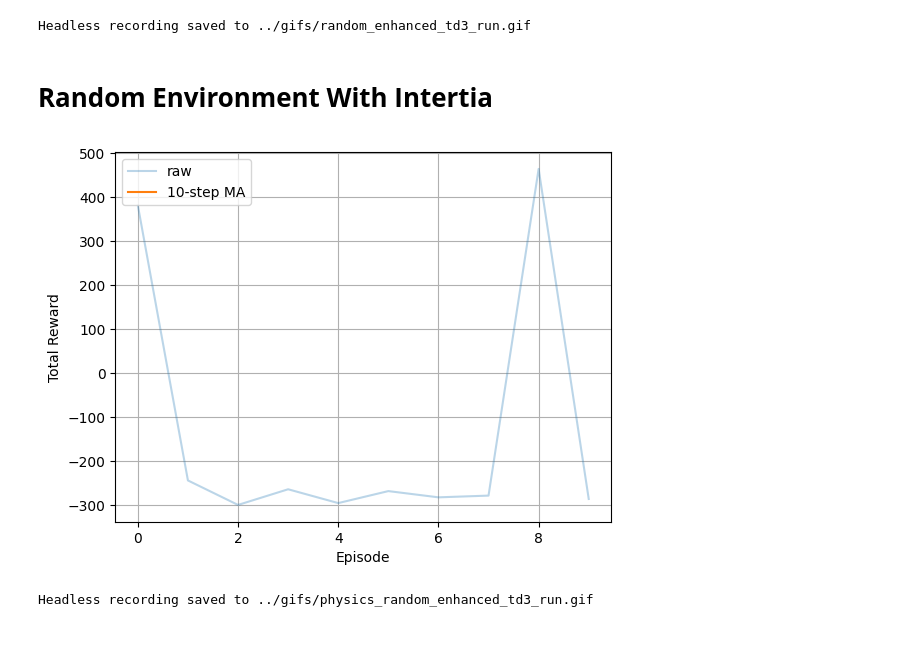
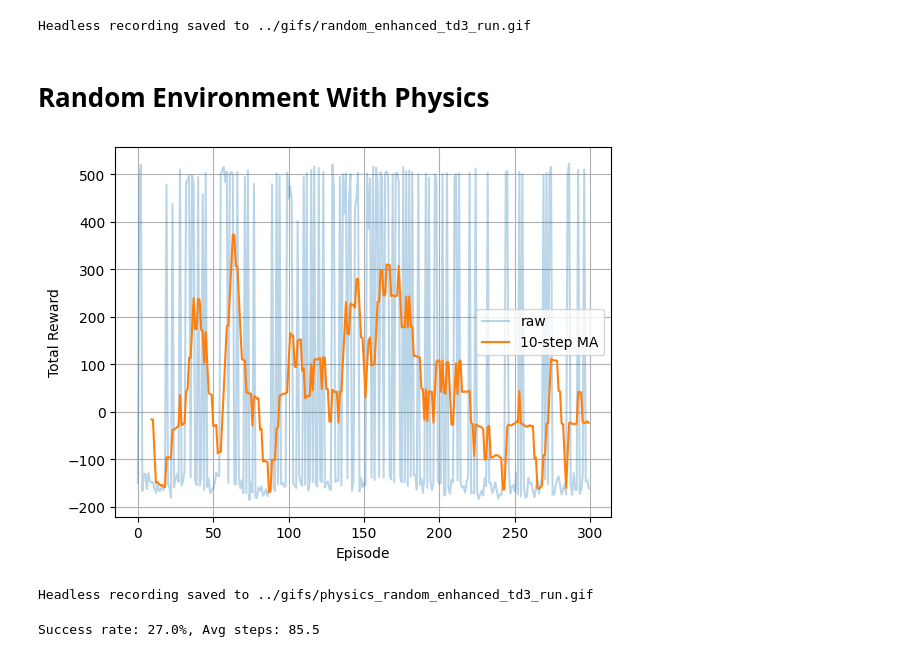
Before and after one commit to eirivarn/auv-rl-project, a Jupyter notebook: notebooks/continuous_action_notebook.ipynb, the cells around one changed output. Drawn from its saved outputs; the diff is of its cells as text; code cells hidden in the pictures.

Commit message:
full physics ok with TD3. Possible wall stuck bugg

```diff
--- a/notebooks/continuous_action_notebook.ipynb
+++ b/notebooks/continuous_action_notebook.ipynb
@@ -203,12 +205,12 @@ record_headless(random_continuous_env, random_enhanced_td3_agent, out_path="../g
 # %% [output]
 Headless recording saved to ../gifs/random_enhanced_td3_run.gif
 # %% [markdown]
-# **Random Environment With Intertia**
+# **Random Environment With Physics**
 # %%
 current_params={
         'strength': 0.01,               # speed of current in m/s
         'direction': np.pi / 4,        # 45° angle
-        'period': 10.0                 # sinusoidal oscillation
+        'period': 3.0                 # sinusoidal oscillation
     }
 
 physics_random_continuous_env = realisticAUVEnv(
@@ -220,6 +222,7 @@ physics_random_continuous_env = realisticAUVEnv(
     use_history        = True,
     history_length     = 25,
     window_size        = (800, 600),
+    n_beams           = 50,
 
     # ─── Physics ───────────────────────────────────────────────────
     mass               = 1.0,
@@ -241,10 +244,10 @@ physics_random_continuous_env = realisticAUVEnv(
     turn_penalty_coeff      = 0.05,    # cost ∝ |ω| each step
     dock_reward             = 500.0,  # terminal bonus on docking
 
-    wall_thresh             = 0.06,    # distance to the wall
+    wall_thresh             = 0.05,    # distance to the wall
     wall_penalty_coeff      = 0.1,    # cost ∝ distance to the wall
-    collision_penalty       = -0.06,   # penalty on collision
-    progress_coeff          = 4.0,    # reward ∝ distance closed
+    collision_penalty       = -0.1,   # penalty on collision
+    progress_coeff          = 5.0,    # reward ∝ distance closed
 
     v_limit= 0.3,    # max speed
     omega_limit= 0.3,  # max angular speed
@@ -271,12 +274,12 @@ physics_random_enhanced_td3_agent = TD3Agent(
     policy_freq    = 2,
 )
 # %%
-rewards = train_td3(physics_random_continuous_env, physics_random_enhanced_td3_agent, episodes=10, max_steps=2000)
+rewards = train_td3(physics_random_continuous_env, physics_random_enhanced_td3_agent, episodes=300, max_steps=1000)
 
 # plot the learning curve
 plot_rewards(rewards, window=10)
 # %% [output]
-[figure, old version]
+[figure, new version]
 # %%
 record_headless(physics_random_continuous_env, physics_random_enhanced_td3_agent, out_path="../gifs/physics_random_enhanced_td3_run.gif", max_steps=1000, fps=10)
 # %% [output]
@@ -284,3 +287,5 @@ Headless recording saved to ../gifs/physics_random_enhanced_td3_run.gif
 # %%
 sr, avg_steps = evaluate_agent(physics_random_continuous_env, physics_random_enhanced_td3_agent, episodes=100, max_steps=1000)
 print(f"Success rate: {sr*100:.1f}%, Avg steps: {avg_steps:.1f}")
+# %% [output]
+Success rate: 27.0%, Avg steps: 85.5
```
Also changed, not shown: parts of 1 cell of this notebook, 2 other files.
